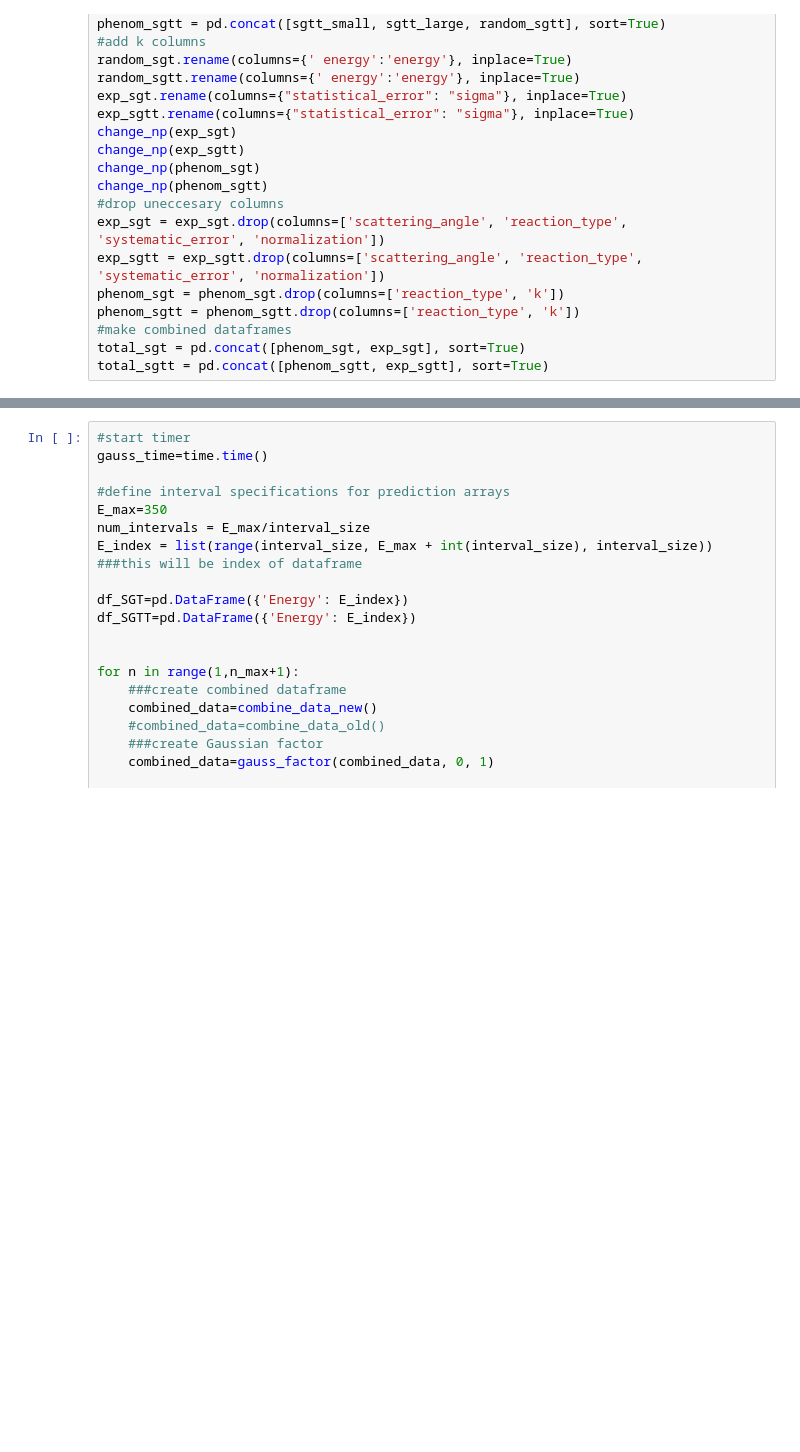
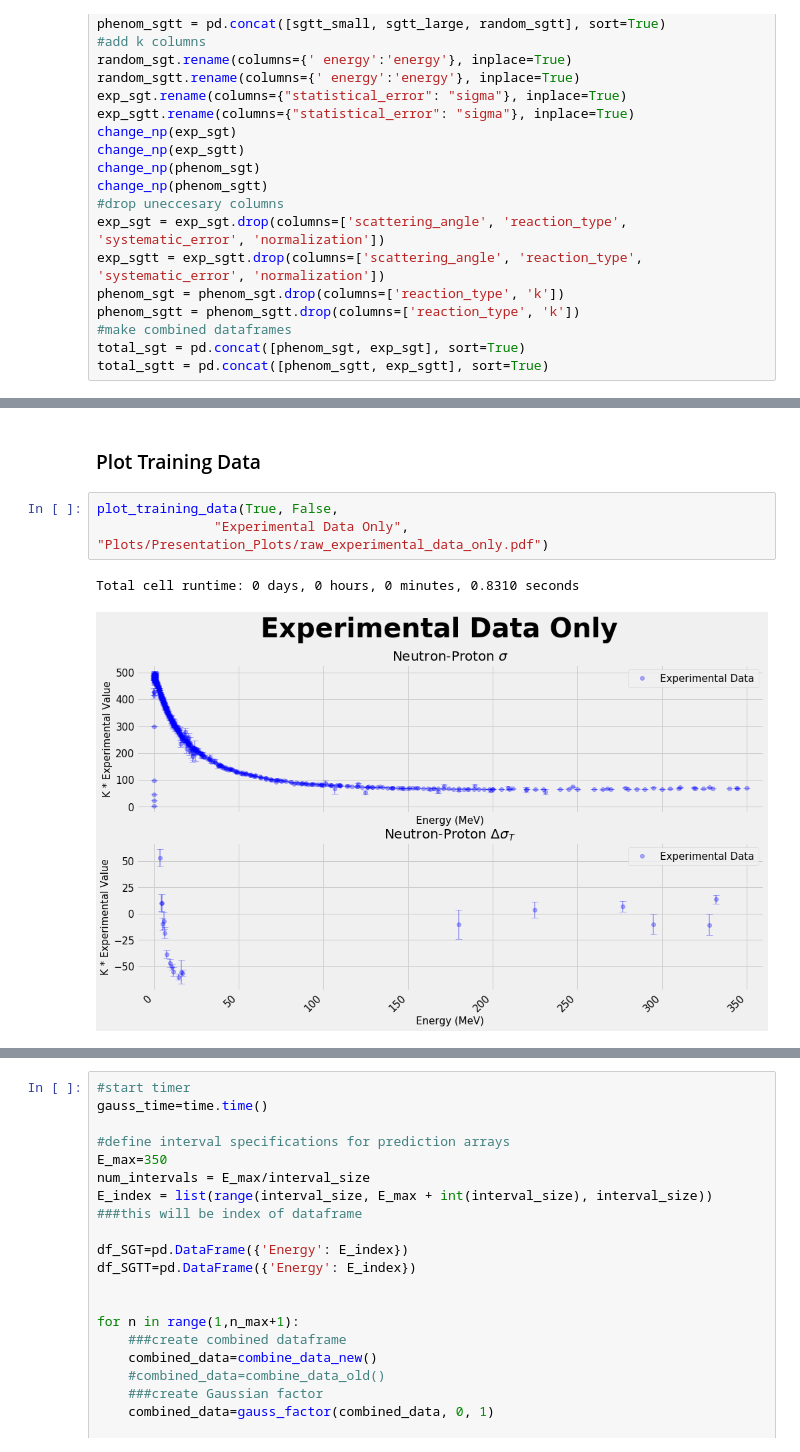
Before and after one commit to Steviered19/Scattering_Random_Forest, a Jupyter notebook: Gaussian.ipynb, the cells around one changed output, grey strips where cells are left out. Cells and saved outputs as stored; diff of their text form; blank space fills up the shorter version.

```diff
--- a/Gaussian.ipynb
+++ b/Gaussian.ipynb
@@ -425,0 +629,8 @@ plot_training_data(total_sgt, total_sgtt, "Experimental and Phenomenological Dat
+# %% [markdown]
+### Plot Training Data
+# %%
+plot_training_data(True, False,
+               "Experimental Data Only", "Plots/Presentation_Plots/raw_experimental_data_only.pdf")
+# %% [output]
+Total cell runtime: 0 days, 0 hours, 0 minutes, 0.8310 seconds
+[figure, added]
```
Also changed, not shown: parts of 19 cells of this notebook, 12 other files.
